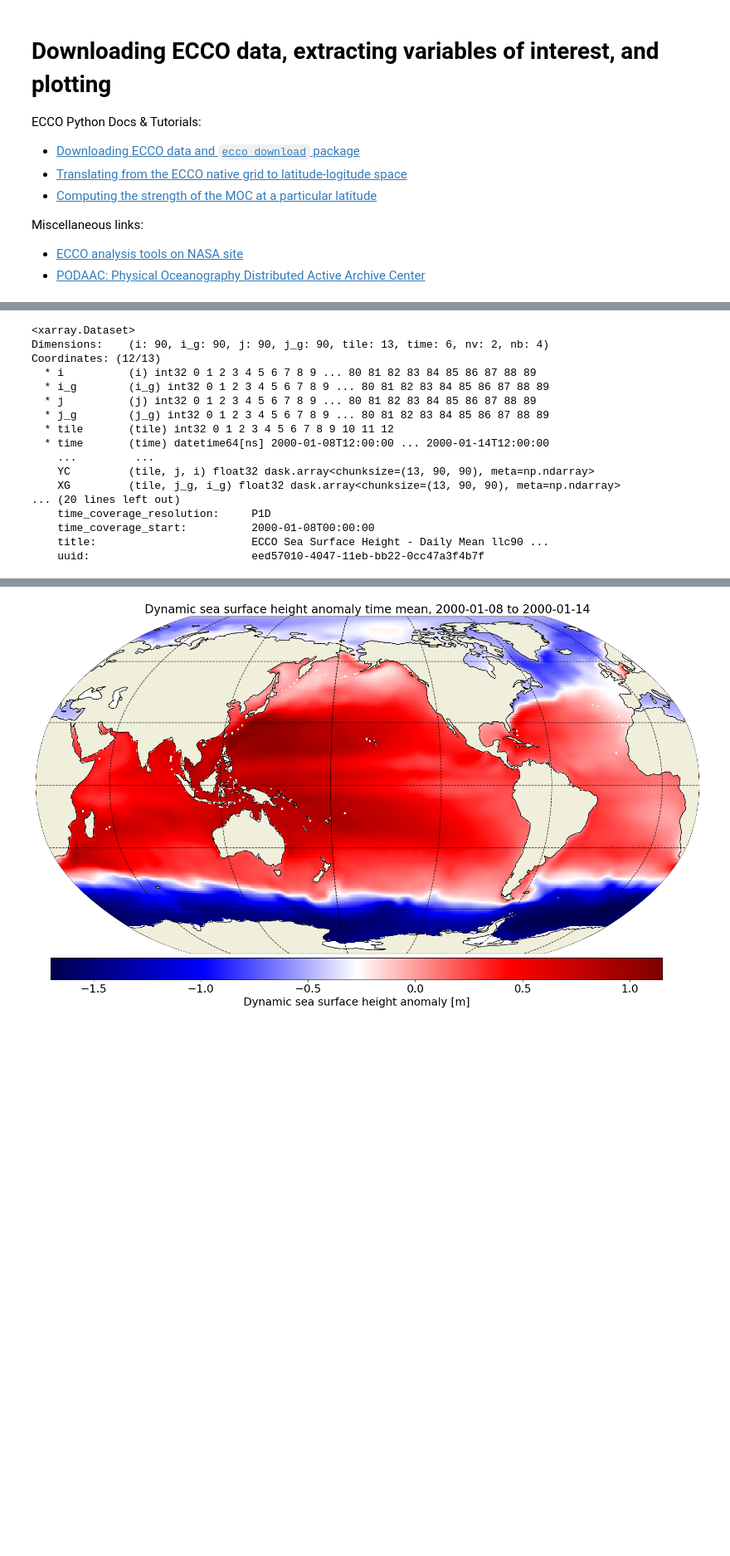
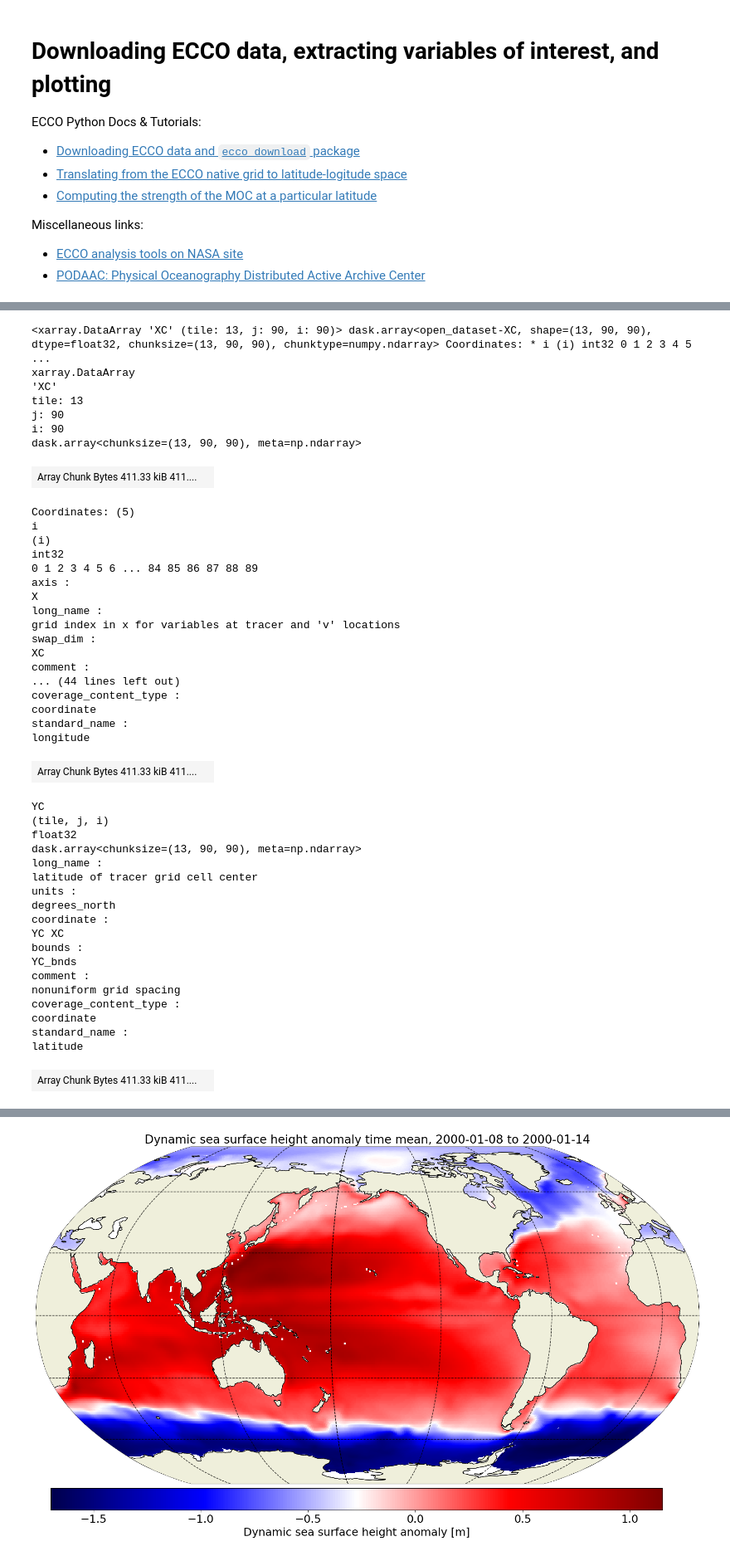
Before and after one commit to ai4er-cdt/OTP, a Jupyter notebook: ecco_variables.ipynb, the cells around one changed output, grey strips where cells are left out. Shown at 83% size. Saved outputs shown, nothing was run; the diff lists cells and outputs as text; code cells hidden in the pictures; blank space fills up the shorter version.

```diff
--- a/ecco_variables.ipynb
+++ b/ecco_variables.ipynb
@@ -54,24 +54,52 @@ Time spent = 0.03426504135131836 seconds
 # %%
 # Read the data into xarray stacked into one large array
 ecco_file_pattern = os.path.join(download_dir, short_name, '*nc')
 
 xds = xr.open_mfdataset(ecco_file_pattern, parallel = True, data_vars = 'minimal', coords = 'minimal', compat = 'override')
-xds
+xds['XC']
 # %% [output]
-<xarray.Dataset>
-Dimensions:    (i: 90, i_g: 90, j: 90, j_g: 90, tile: 13, time: 6, nv: 2, nb: 4)
-Coordinates: (12/13)
-  * i          (i) int32 0 1 2 3 4 5 6 7 8 9 ... 80 81 82 83 84 85 86 87 88 89
-  * i_g        (i_g) int32 0 1 2 3 4 5 6 7 8 9 ... 80 81 82 83 84 85 86 87 88 89
-  * j          (j) int32 0 1 2 3 4 5 6 7 8 9 ... 80 81 82 83 84 85 86 87 88 89
-  * j_g        (j_g) int32 0 1 2 3 4 5 6 7 8 9 ... 80 81 82 83 84 85 86 87 88 89
-  * tile       (tile) int32 0 1 2 3 4 5 6 7 8 9 10 11 12
-  * time       (time) datetime64[ns] 2000-01-08T12:00:00 ... 2000-01-14T12:00:00
-    ...         ...
-    YC         (tile, j, i) float32 dask.array<chunksize=(13, 90, 90), meta=np.ndarray>
-    XG         (tile, j_g, i_g) float32 dask.array<chunksize=(13, 90, 90), meta=np.ndarray>
-... (20 lines left out)
-    time_coverage_resolution:     P1D
-    time_coverage_start:          2000-01-08T00:00:00
-    title:                        ECCO Sea Surface Height - Daily Mean llc90 ...
-    uuid:                         eed57010-4047-11eb-bb22-0cc47a3f4b7f
+<xarray.DataArray 'XC' (tile: 13, j: 90, i: 90)> dask.array<open_dataset-XC, shape=(13, 90, 90), dtype=float32, chunksize=(13, 90, 90), chunktype=numpy.ndarray> Coordinates: * i (i) int32 0 1 2 3 4 5  ...
+xarray.DataArray
+'XC'
+tile: 13
+j: 90
+i: 90
+dask.array<chunksize=(13, 90, 90), meta=np.ndarray>
+| Array Chunk Bytes 411.33 kiB 411.... |  |
+Coordinates: (5)
+i
+(i)
+int32
+0 1 2 3 4 5 6 ... 84 85 86 87 88 89
+axis :
+X
+long_name :
+grid index in x for variables at tracer and 'v' locations
+swap_dim :
+XC
+comment :
+... (44 lines left out)
+coverage_content_type :
+coordinate
+standard_name :
+longitude
+| Array Chunk Bytes 411.33 kiB 411.... |  |
+YC
+(tile, j, i)
+float32
+dask.array<chunksize=(13, 90, 90), meta=np.ndarray>
+long_name :
+latitude of tracer grid cell center
+units :
+degrees_north
+coordinate :
+YC XC
+bounds :
+YC_bnds
+comment :
+nonuniform grid spacing
+coverage_content_type :
+coordinate
+standard_name :
+latitude
+| Array Chunk Bytes 411.33 kiB 411.... |  |
```
Also changed, not shown: parts of 3 cells of this notebook, 5 other files.
